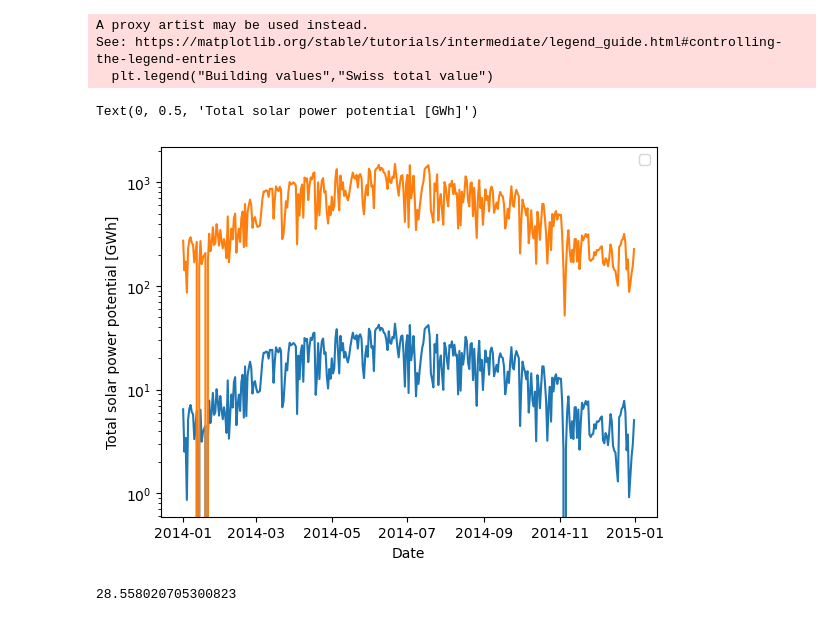
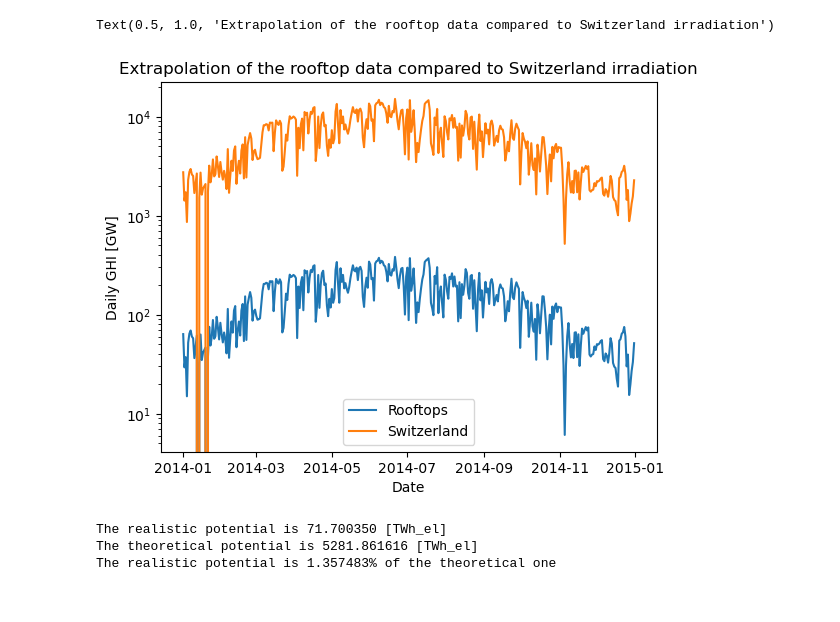
Before and after one commit to mircopesent/SOLAR, a Jupyter notebook: analyze_data.ipynb, the cells around one changed output. Cells and saved outputs as stored; diff of their text form; code cells hidden in the pictures.

Commit message:
editing figures for report

```diff
--- a/analyze_data.ipynb
+++ b/analyze_data.ipynb
@@ -37,0 +45,19 @@ building_tot=reg.predict(np.array(swiss_test).reshape(-1,1))
+# %%
+X_train=np.array(swiss_train).reshape(-1,1)
+y_train=np.array(building_train).reshape(-1,1)
+reg = LinearRegression().fit(X_train, y_train)
+r_squared=reg.score(X_train,y_train)
+#y=ax+b
+coeff=np.append(reg.coef_,reg.intercept_)
+
+
+count=0
+swiss_test=[]
+for i in range(1,13):
+    for j in range(1,months[i-1]+1):
+        file_name='data/data'+str(i).zfill(2)+str(j).zfill(2)+'.csv'
+        data=pd.read_csv(file_name)
+        swiss_test.append(data.apply(lambda x: x['DN']*x['area'],axis=1).sum())
+        count+=1
+
+building_tot=reg.predict(np.array(swiss_test).reshape(-1,1))
@@ -38,19 +83,25 @@ building_tot=reg.predict(np.array(swiss_test).reshape(-1,1))
 # %%
 date_range = pd.date_range(start='1/1/2014', end='31/12/2014', freq='D')
-plt.plot(date_range,building_tot/10e9)
-plt.plot(date_range,np.array(swiss_test)/10e9)
-plt.yscale("log")
-plt.legend("Building values","Swiss total value")
-plt.xlabel("Date")
-plt.ylabel("Total solar power potential [GWh]")
+
+
+fig, ax = plt.subplots()
+ax.plot(date_range,building_tot/1e9)
+ax.plot(date_range,np.array(swiss_test)/1e9)
+ax.set_yscale("log")
+ax.legend(["Rooftops","Switzerland"])
+ax.set_xlabel("Date")
+ax.set_ylabel("Daily GHI [GW]")
+ax.set_title("Extrapolation of the rooftop data compared to Switzerland irradiation")
 # %% [output]
-A proxy artist may be used instead.
-See: https://matplotlib.org/stable/tutorials/intermediate/legend_guide.html#controlling-the-legend-entries
-  plt.legend("Building values","Swiss total value")
+Text(0.5, 1.0, 'Extrapolation of the rooftop data compared to Switzerland irradiation')
-Text(0, 0.5, 'Total solar power potential [GWh]')
-[figure, old version]
+[figure, new version]
-# %%
-E_pot_real=building_tot.sum()*24
-print(E_pot_real/10e12*0.2)
-# %% [output]
-28.558020705300823
+# %%
+E_pot_real=building_tot.sum()*24*0.10*0.55
+E_theoretical=np.array(swiss_test).sum()*24*0.10
+print("The realistic potential is %f [TWh_el]" %(E_pot_real/1e12))
+print("The theoretical potential is %f [TWh_el]" %(E_theoretical/1e12))
+print("The realistic potential is %f%% of the theoretical one" %(E_pot_real/E_theoretical*100))
+# %% [output]
+The realistic potential is 71.700350 [TWh_el]
+The theoretical potential is 5281.861616 [TWh_el]
+The realistic potential is 1.357483% of the theoretical one
```
Also changed, not shown: parts of 4 cells of this notebook, 16 other files.
